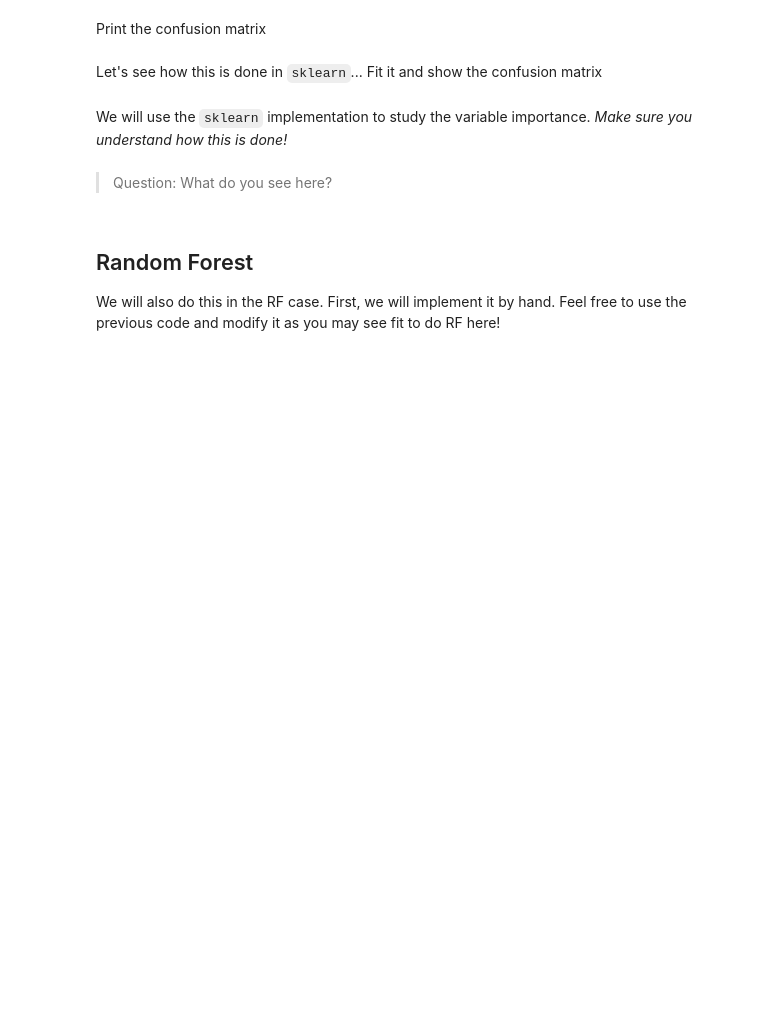
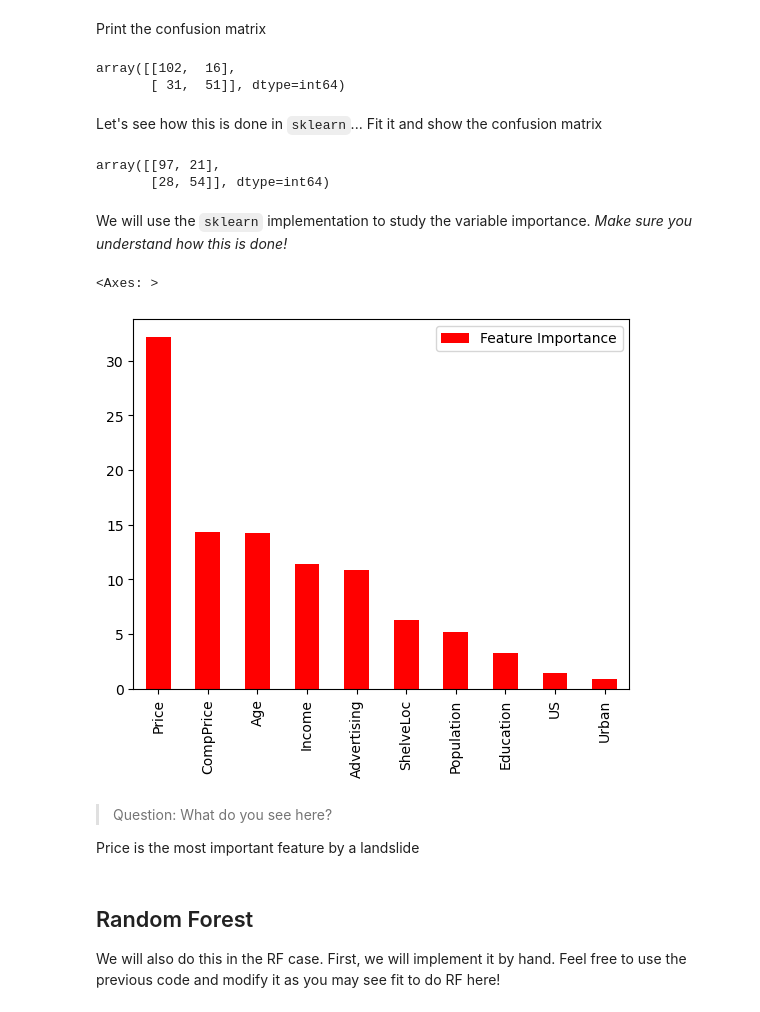
Before and after one commit to ICAI-IMAT-ML/p2-8-Jesus-Bermejo, a Jupyter notebook: notebook/Lab2_8_Trees.ipynb, the cells around one changed output. Drawn from its saved outputs; the diff is of its cells as text; code cells hidden in the pictures; blank space fills up the shorter version.

```diff
--- a/notebook/Lab2_8_Trees.ipynb
+++ b/notebook/Lab2_8_Trees.ipynb
@@ -449,26 +542,43 @@ majority_vote = # TODO: Obtain the majority vote for each instance
 # %% [markdown]
 Print the confusion matrix
 # %%
-# TODO: Your code here! Use majority_vote and y_test
+# DONE: Your code here! Use majority_vote and y_test
+confusion_matrix(y_test, majority_vote)
+# %% [output]
+array([[102,  16],
+       [ 31,  51]], dtype=int64)
 # %% [markdown]
 Let's see how this is done in `sklearn`... Fit it and show the confusion matrix
 # %%
-bagging = # TODO: Create a BaggingClassifier (fix random_state to 0)
+bagging = BaggingClassifier(random_state=0)  # DONE: Create a BaggingClassifier (fix random_state to 0)
 
-# TODO: Train it with the training data
-bagging.fit(None, None)
+# DONE: Train it with the training data
+bagging.fit(X_train, y_train)
 
-# TODO: Obtain the predictions
-bagging_pred = bagging.predict(None)
+# DONE: Obtain the predictions
+bagging_pred = bagging.predict(X_test)
 
-# TODO: Print the confusion matrix (use the confusion_matrix function)
+# DONE: Print the confusion matrix (use the confusion_matrix function)
+confusion_matrix(y_test, bagging_pred)
+# %% [output]
+array([[97, 21],
+       [28, 54]], dtype=int64)
 # %% [markdown]
 We will use the `sklearn` implementation to study the variable importance. *Make sure you understand how this is done!*
 # %%
-bagging_featureImportance = pd.DataFrame({'Feature Importance':bagging.feature_importances_*100},index = X.columns)
+"""POR ALGÚN MOTIVO EL CÓDIGO QUE HABÍA NO FUNCIONABA"""
+#bagging_featureImportance = pd.DataFrame({'Feature Importance':bagging.feature_importances_*100},index = X.columns)
+#bagging_featureImportance.sort_values('Feature Importance', ascending=False).plot(kind='bar', color='red')
+feature_importances = np.mean([tree.feature_importances_ for tree in bagging.estimators_], axis=0)
+bagging_featureImportance = pd.DataFrame({'Feature Importance': feature_importances * 100}, index=X.columns)
 bagging_featureImportance.sort_values('Feature Importance', ascending=False).plot(kind='bar', color='red')
+# %% [output]
+<Axes: >
+[figure, added]
 # %% [markdown]
 > Question: What do you see here?
+
+Price is the most important feature by a landslide
 # %% [markdown]
 ## Random Forest
 
```
Also changed, not shown: parts of 23 cells of this notebook.
